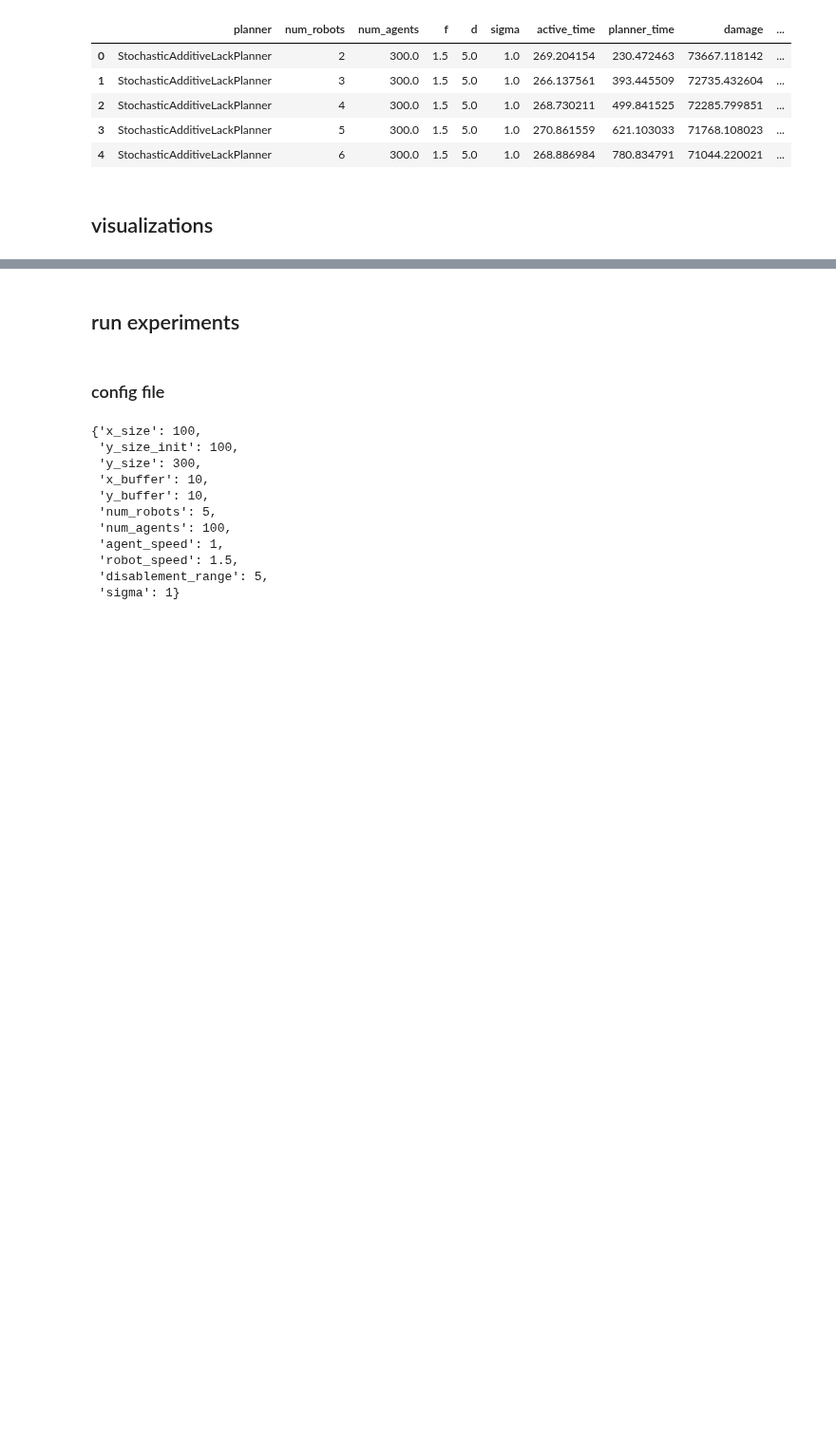
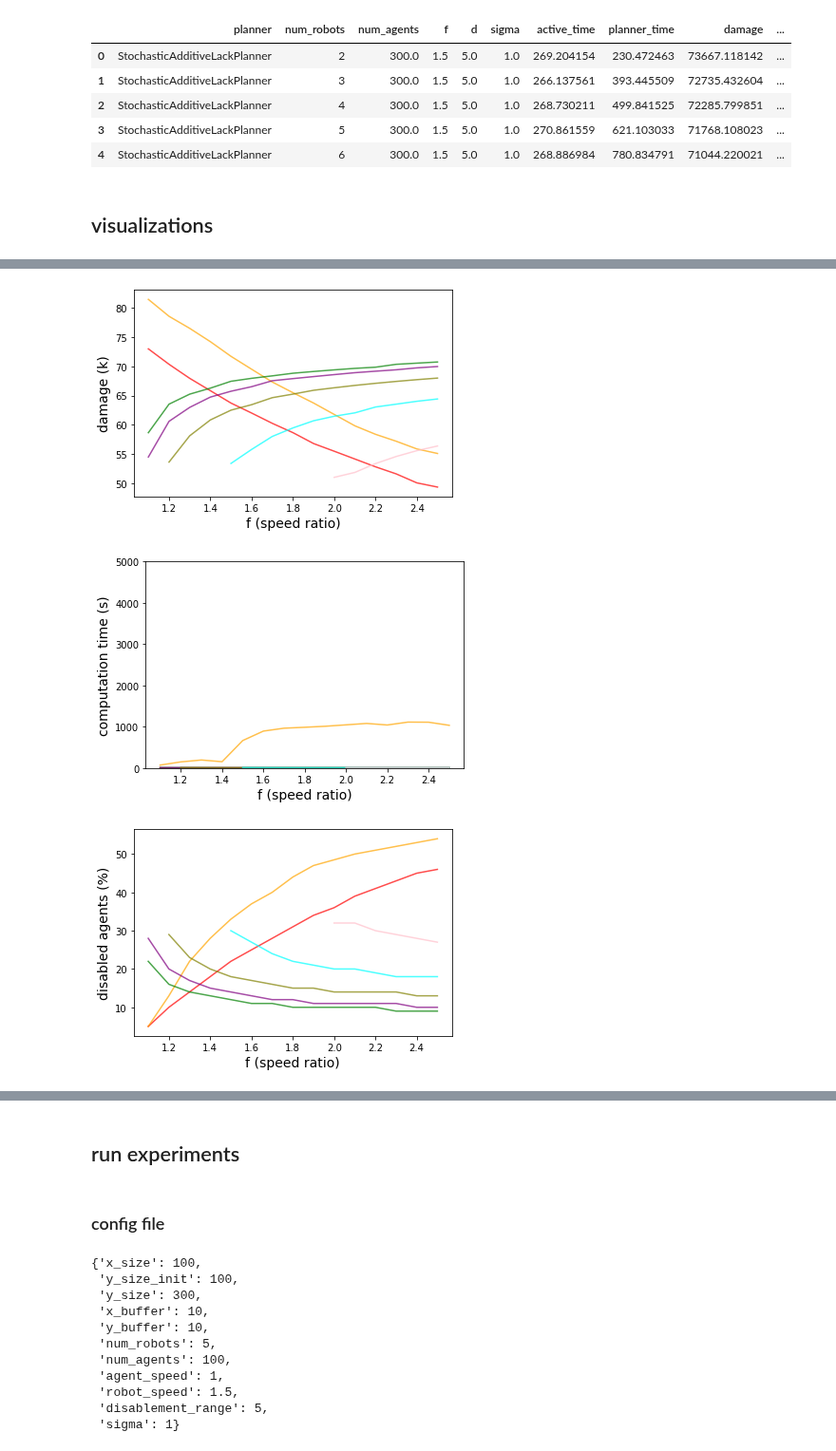
Before and after one commit to Elilgo324/dsd, a Jupyter notebook: experiments/stochastic/stochastic_analysis.ipynb, the cells around one changed output, grey strips where cells are left out. Shown at 95% size. Saved outputs shown, nothing was run; the diff lists cells and outputs as text; code cells hidden in the pictures; blank space fills up the shorter version.

```diff
--- a/experiments/stochastic/stochastic_analysis.ipynb
+++ b/experiments/stochastic/stochastic_analysis.ipynb
@@ -140,5 +193,9 @@ visualize(X, Y, robots_results, file_to_save, title)
 # %%
-# f_results = [f_df.loc[f_df['planner'] == name] for name in planners_colors.keys()]
-# X = ['f' for _ in Y]
-# vis_paper(X, f_results)
+f_results = [f_df.loc[f_df['planner'] == name] for name in planners_colors.keys()]
+X = ['f' for _ in Y]
+vis_paper(X, f_results, planners_colors)
+# %% [output]
+[figure, added]
+[figure, added]
+[figure, added]
 # %%
```
Also changed, not shown: parts of 11 cells of this notebook, 50 other files.
